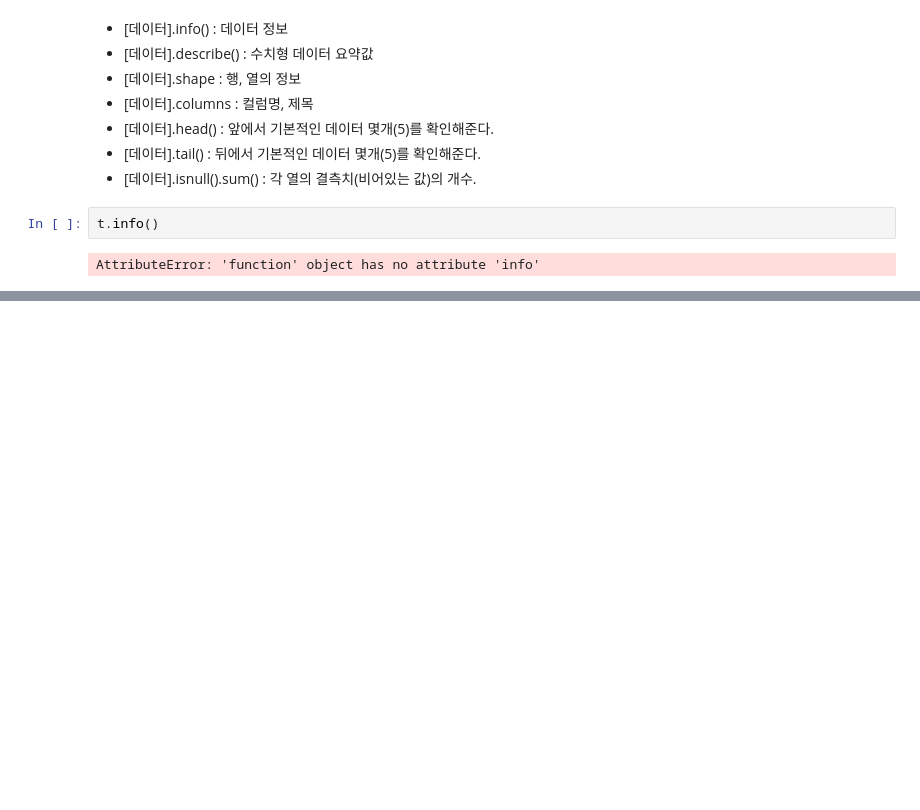
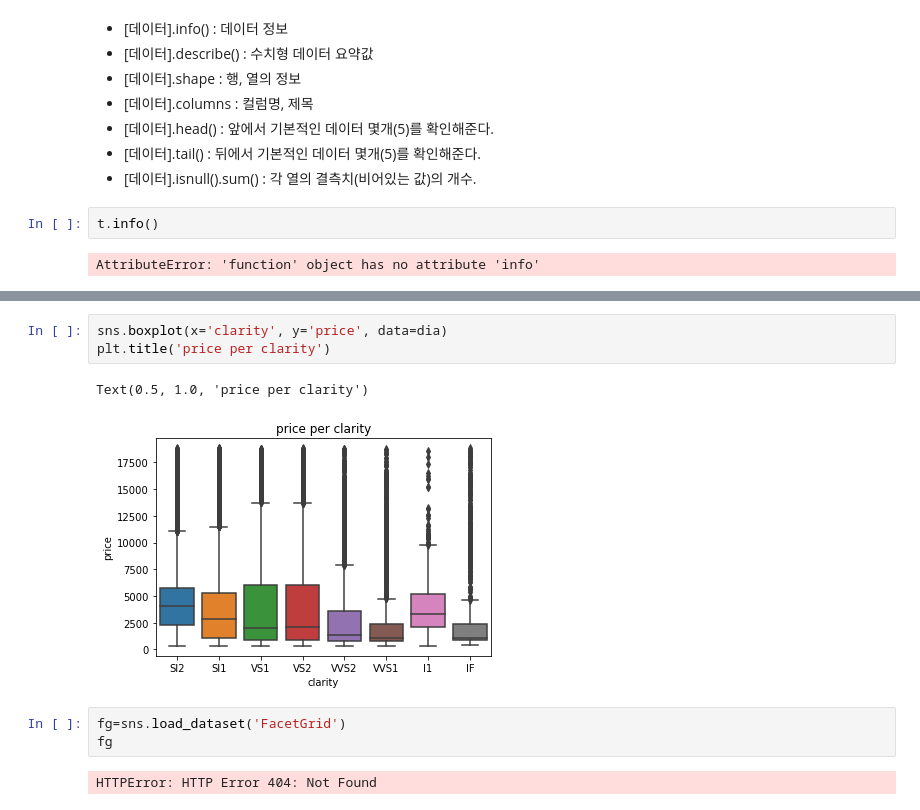
Before and after one commit to CPFrog/AI_innovation_Lecture, a Jupyter notebook: 201006_Python_Library_Intro.ipynb, the cells around one changed output, grey strips where cells are left out. Saved outputs shown, nothing was run; the diff lists cells and outputs as text; blank space fills up the shorter version.

```diff
--- a/201006_Python_Library_Intro.ipynb
+++ b/201006_Python_Library_Intro.ipynb
@@ -73,0 +211,11 @@ AttributeError: 'function' object has no attribute 'info'
+# %%
+sns.boxplot(x='clarity', y='price', data=dia)
+plt.title('price per clarity')
+# %% [output]
+Text(0.5, 1.0, 'price per clarity')
+[figure, added]
+# %%
+fg=sns.load_dataset('FacetGrid')
+fg
+# %% [output]
+HTTPError: HTTP Error 404: Not Found
```
Also changed, not shown: parts of 19 cells of this notebook.
